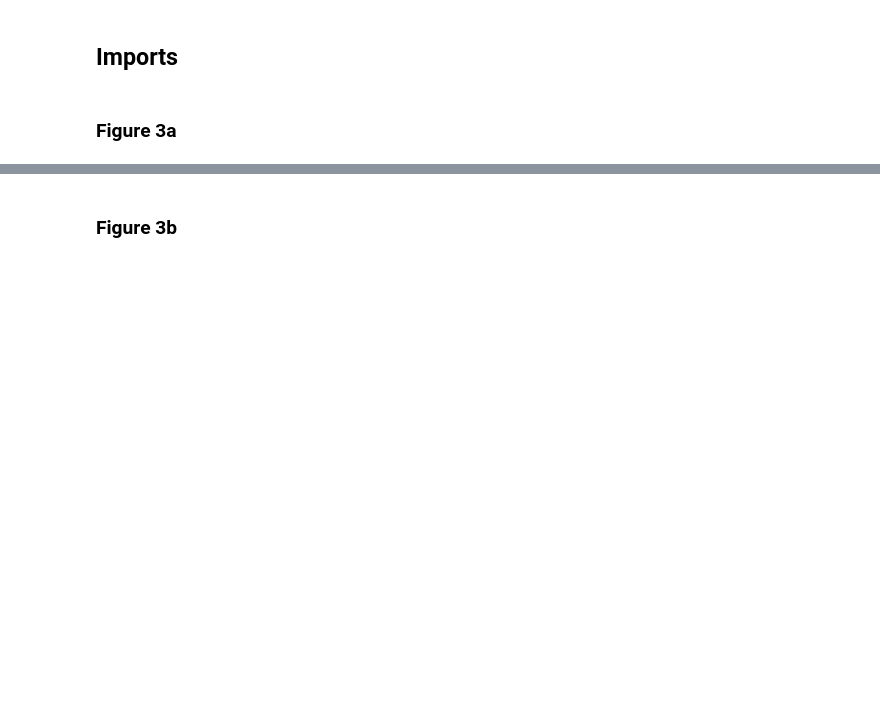
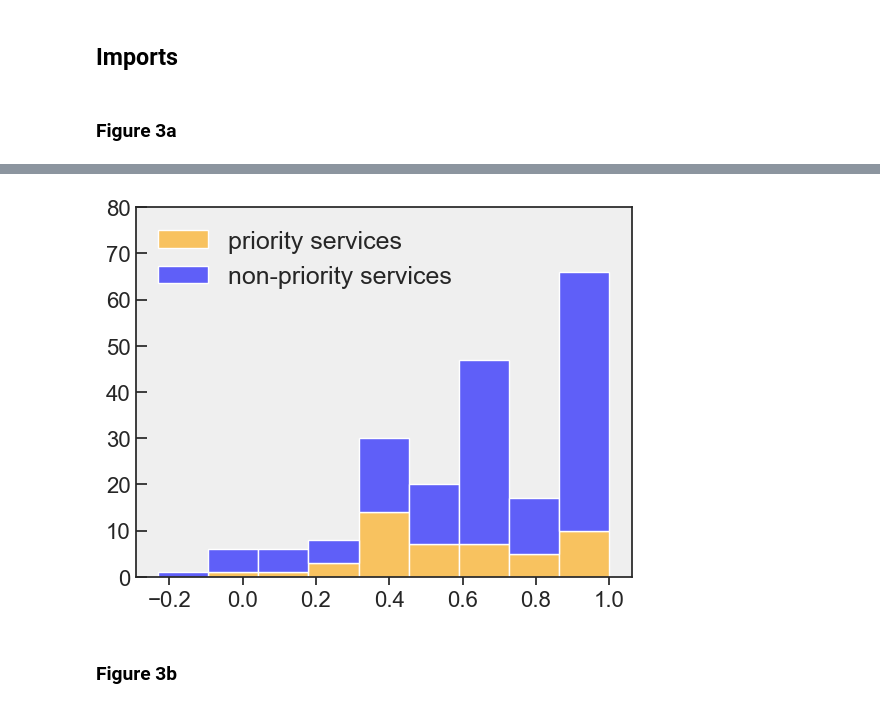
Before and after one commit to ai-for-public-services/structural-insights-into-uk-gov, a Jupyter notebook: notebooks/03-figure-3.ipynb, the cells around one changed output, grey strips where cells are left out. Cells and saved outputs as stored; diff of their text form; code cells hidden in the pictures; blank space fills up the shorter version.

```diff
--- a/notebooks/03-figure-3.ipynb
+++ b/notebooks/03-figure-3.ipynb
@@ -91,2 +190,41 @@ plot_service_categories(save=True);
+# %%
+import seaborn as sns
+import matplotlib.pyplot as plt
+import pandas as pd
+
+def plot_histogram_ast(save=False):
+
+    # Load dataframe
+    analysis_df = pd.read_pickle('../data/processed/dataframes/analysis-df-w-api-data.pkl')
+
+    # Set style and context
+    sns.set(style="ticks")
+    sns.set_context("notebook", rc={"axes.labelsize": 16, "xtick.labelsize": 16, "ytick.labelsize": 16})
+
+    # Create a histogram with stacked bars and specify colors
+    sns.histplot(data=analysis_df, x="RTI", hue='priority', multiple="stack", palette={False: 'blue', True: 'orange'}, alpha=.6)
+
+    # Increase legend font size, remove title, and modify labels
+    plt.legend(['priority services', 'non-priority services'], title='', fontsize=18, frameon=False)
+    plt.xlabel('', fontsize=12)
+    plt.ylabel('', fontsize=12)
+    plt.ylim(0,80)
+
+    # Set the face color
+    plt.gca().set_facecolor('#efefef')
+
+    # Add inward-facing major and minor tick marks to all axes
+    plt.tick_params(axis='y', which='major', length=8, direction='in')
+    plt.tick_params(axis='y', which='minor', length=12, direction='in')
+
+    # Save figure
+    if save:
+        plt.savefig(Path("../reports/figures/fig3a-inset.png"), dpi=1200, bbox_inches='tight')
+    else:
+        plt.show()
+
+plot_histogram_ast(save=True)
+# %% [output]
+[figure, added]
 # %% [markdown]
 ### Figure 3b
```
Also changed, not shown: parts of 8 cells of this notebook, 4 other files.
